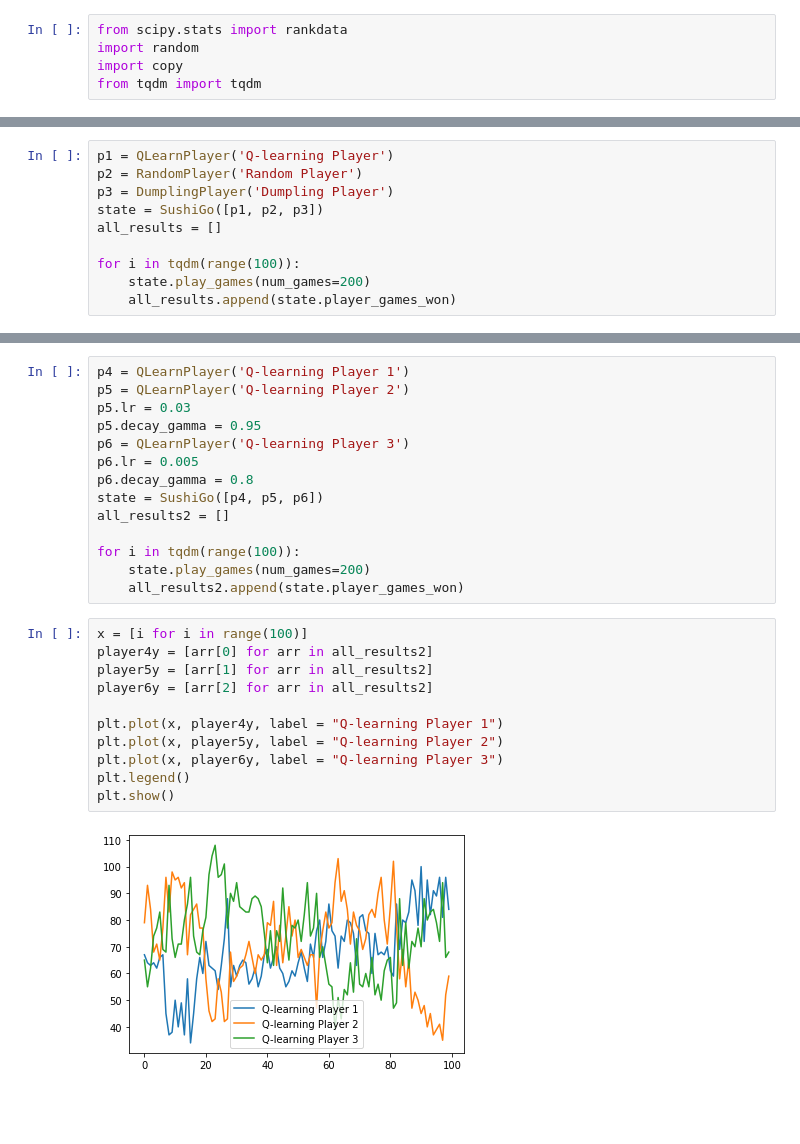
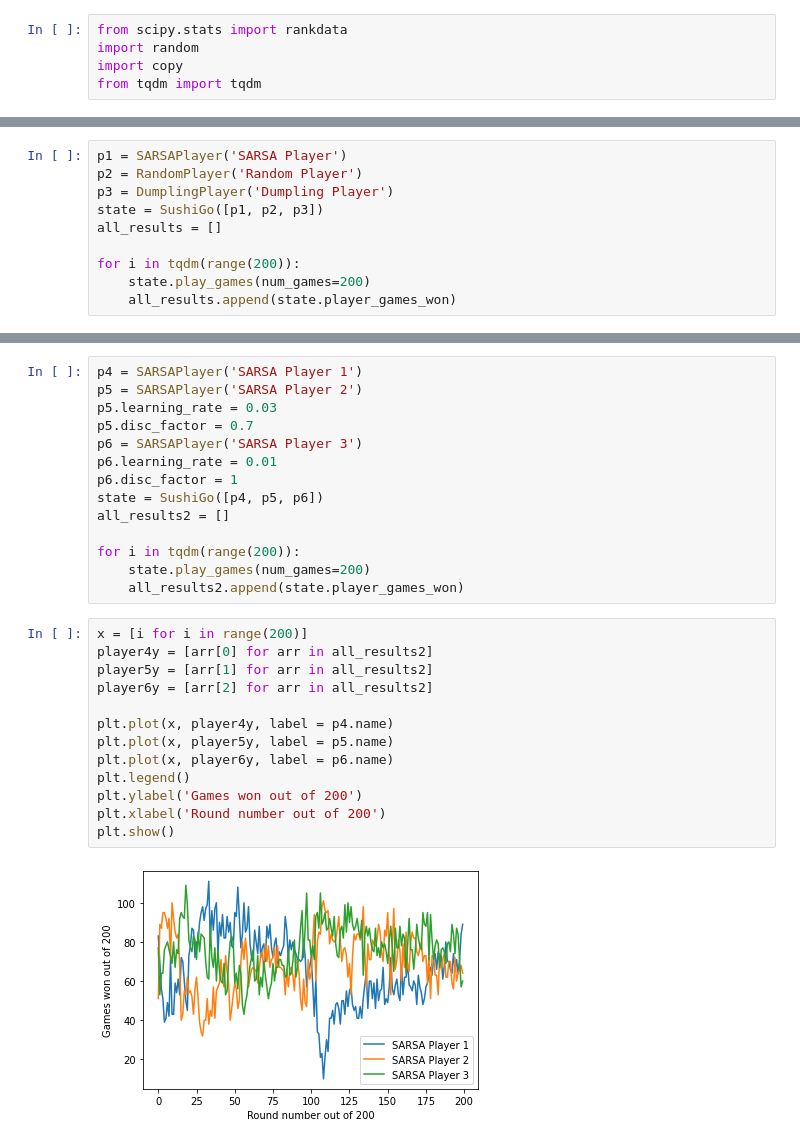
Before and after one commit to peytoncchen/CS238-SushiGo, a Jupyter notebook: sushigo.ipynb, the cells around one changed output, grey strips where cells are left out. Saved outputs shown, nothing was run; the diff lists cells and outputs as text; blank space fills up the shorter version.

```diff
--- a/sushigo.ipynb
+++ b/sushigo.ipynb
@@ -360,11 +392,11 @@ class SushiGo:
 # %%
-p1 = QLearnPlayer('Q-learning Player')
+p1 = SARSAPlayer('SARSA Player')
 p2 = RandomPlayer('Random Player')
 p3 = DumplingPlayer('Dumpling Player')
 state = SushiGo([p1, p2, p3])
 all_results = []
 
-for i in tqdm(range(100)):
+for i in tqdm(range(200)):
     state.play_games(num_games=200)
     all_results.append(state.player_games_won)
 # %%
@@ -386,27 +420,29 @@ plt.show()
 # %%
-p4 = QLearnPlayer('Q-learning Player 1')
-p5 = QLearnPlayer('Q-learning Player 2')
-p5.lr = 0.03
-p5.decay_gamma = 0.95
-p6 = QLearnPlayer('Q-learning Player 3')
-p6.lr = 0.005
-p6.decay_gamma = 0.8
+p4 = SARSAPlayer('SARSA Player 1')
+p5 = SARSAPlayer('SARSA Player 2')
+p5.learning_rate = 0.03
+p5.disc_factor = 0.7
+p6 = SARSAPlayer('SARSA Player 3')
+p6.learning_rate = 0.01
+p6.disc_factor = 1
 state = SushiGo([p4, p5, p6])
 all_results2 = []
 
-for i in tqdm(range(100)):
+for i in tqdm(range(200)):
     state.play_games(num_games=200)
     all_results2.append(state.player_games_won)
 # %%
-x = [i for i in range(100)]
+x = [i for i in range(200)]
 player4y = [arr[0] for arr in all_results2]
 player5y = [arr[1] for arr in all_results2]
 player6y = [arr[2] for arr in all_results2]
 
-plt.plot(x, player4y, label = "Q-learning Player 1")
-plt.plot(x, player5y, label = "Q-learning Player 2")
-plt.plot(x, player6y, label = "Q-learning Player 3")
+plt.plot(x, player4y, label = p4.name)
+plt.plot(x, player5y, label = p5.name)
+plt.plot(x, player6y, label = p6.name)
 plt.legend()
+plt.ylabel('Games won out of 200')
+plt.xlabel('Round number out of 200')
 plt.show()
 # %% [output]
-[figure, old version]
+[figure, new version]
```
Also changed, not shown: parts of 12 cells of this notebook, 3 other files.
